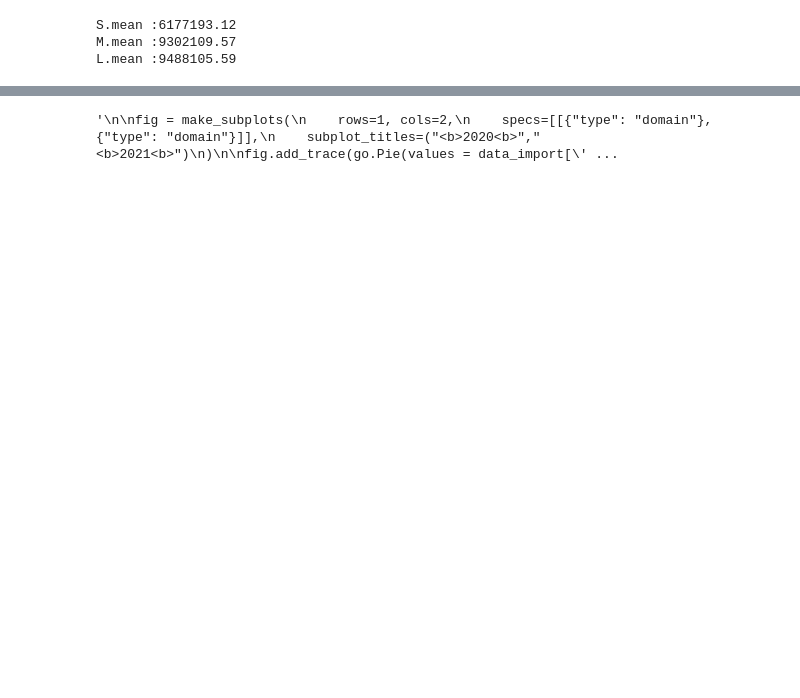
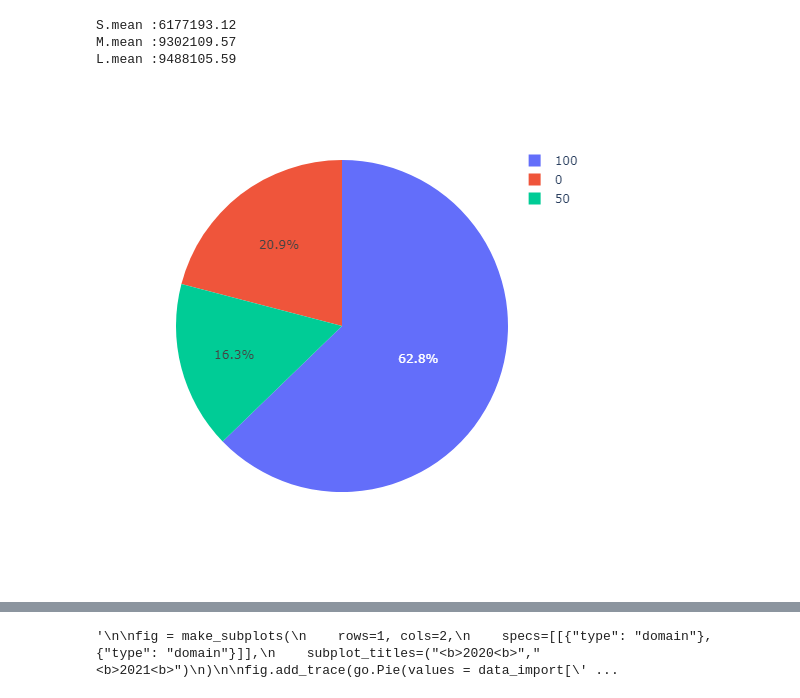
Before and after one commit to vaibhav-shaharwale/EDA, a Jupyter notebook: EDA-DATA.ipynb, the cells around one changed output, grey strips where cells are left out. Cells and saved outputs as stored; diff of their text form; code cells hidden in the pictures; blank space fills up the shorter version.

```diff
--- a/EDA-DATA.ipynb
+++ b/EDA-DATA.ipynb
@@ -116,5 +125,8 @@ S.mean :6177193.12
 M.mean :9302109.57
 L.mean :9488105.59
 # %%
-px.pie(data_import, "Remote_Working_Ratio", width=500)
+fig = px.pie(data_import, "Remote_Working_Ratio", width=500)
+fig.show("png")
+# %% [output]
+[figure, added]
 # %%
```
Also changed, not shown: parts of 5 cells of this notebook.
